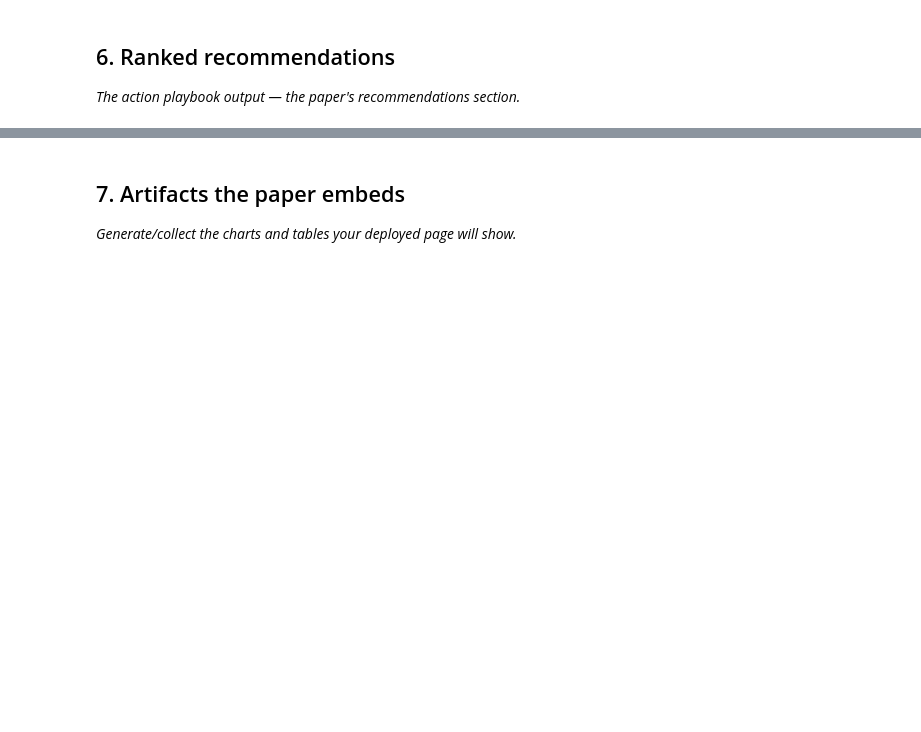
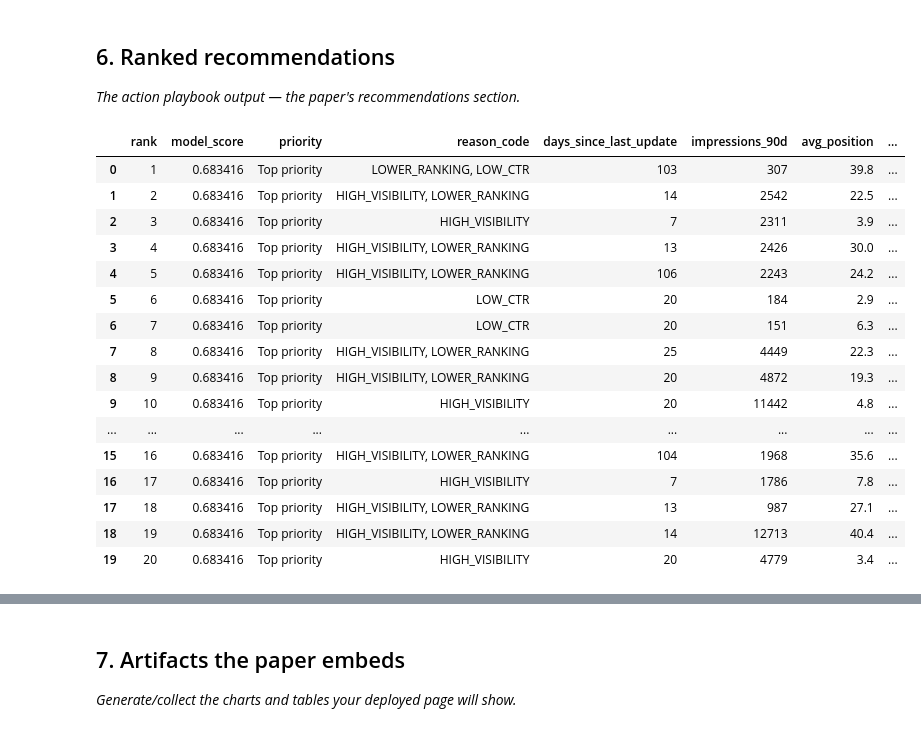
Before and after one commit to SriKeerthi16-b/Machine-Learning, a Jupyter notebook: work/notebooks/capstone.ipynb, the cells around one changed output, grey strips where cells are left out. Saved outputs shown, nothing was run; the diff lists cells and outputs as text; code cells hidden in the pictures; blank space fills up the shorter version.

```diff
--- a/work/notebooks/capstone.ipynb
+++ b/work/notebooks/capstone.ipynb
@@ -30,3 +351,96 @@ This skeleton is yours to fill. Work the sections **in order** — each one has
 ## 6. Ranked recommendations
 
 *The action playbook output — the paper's recommendations section.*
+# %%
+# Build ranked recommendation queue
+
+queue = model_df.loc[X_test.index].copy()
+
+queue["model_score"] = test_scores
+
+
+def make_reason(row):
+    reasons = []
+
+    if row["days_since_last_update"] >= 180:
+        reasons.append("STALE_CONTENT")
+
+    if row["impressions_90d"] >= 500:
+        reasons.append("HIGH_VISIBILITY")
+
+    if row["avg_position"] >= 10:
+        reasons.append("LOWER_RANKING")
+
+    if row["ctr"] < 0.03:
+        reasons.append("LOW_CTR")
+
+    if row["word_count"] < 500:
+        reasons.append("SHORT_CONTENT")
+
+    if not reasons:
+        reasons.append("MODEL_SIGNAL")
+
+    return ", ".join(reasons[:3])
+
+
+queue["reason_code"] = queue.apply(
+    make_reason,
+    axis=1
+)
+
+queue = queue.sort_values(
+    "model_score",
+    ascending=False
+).reset_index(drop=True)
+
+queue["rank"] = np.arange(1, len(queue) + 1)
+
+queue["priority"] = pd.cut(
+    queue["rank"],
+    bins=[
+        0,
+        50,
+        max(100, min(len(queue), 500)),
+        len(queue)
+    ],
+    labels=[
+        "Top priority",
+        "High priority",
+        "Review later"
+    ],
+    include_lowest=True
+)
+
+display(
+    queue[
+        [
+            "rank",
+            "model_score",
+            "priority",
+            "reason_code",
+            "days_since_last_update",
+            "impressions_90d",
+            "avg_position",
+            "ctr",
+            "word_count"
+        ]
+    ].head(20)
+)
+# %% [output]
+|  | rank | model_score | priority | reason_code | days_since_last_update | impressions_90d | avg_position | ... |
+| 0 | 1 | 0.683416 | Top priority | LOWER_RANKING, LOW_CTR | 103 | 307 | 39.8 | ... |
+| 1 | 2 | 0.683416 | Top priority | HIGH_VISIBILITY, LOWER_RANKING | 14 | 2542 | 22.5 | ... |
+| 2 | 3 | 0.683416 | Top priority | HIGH_VISIBILITY | 7 | 2311 | 3.9 | ... |
+| 3 | 4 | 0.683416 | Top priority | HIGH_VISIBILITY, LOWER_RANKING | 13 | 2426 | 30.0 | ... |
+| 4 | 5 | 0.683416 | Top priority | HIGH_VISIBILITY, LOWER_RANKING | 106 | 2243 | 24.2 | ... |
+| 5 | 6 | 0.683416 | Top priority | LOW_CTR | 20 | 184 | 2.9 | ... |
+| 6 | 7 | 0.683416 | Top priority | LOW_CTR | 20 | 151 | 6.3 | ... |
+| 7 | 8 | 0.683416 | Top priority | HIGH_VISIBILITY, LOWER_RANKING | 25 | 4449 | 22.3 | ... |
+| 8 | 9 | 0.683416 | Top priority | HIGH_VISIBILITY, LOWER_RANKING | 20 | 4872 | 19.3 | ... |
+| 9 | 10 | 0.683416 | Top priority | HIGH_VISIBILITY | 20 | 11442 | 4.8 | ... |
+| ... | ... | ... | ... | ... | ... | ... | ... | ... |
+| 15 | 16 | 0.683416 | Top priority | HIGH_VISIBILITY, LOWER_RANKING | 104 | 1968 | 35.6 | ... |
+| 16 | 17 | 0.683416 | Top priority | HIGH_VISIBILITY | 7 | 1786 | 7.8 | ... |
+| 17 | 18 | 0.683416 | Top priority | HIGH_VISIBILITY, LOWER_RANKING | 13 | 987 | 27.1 | ... |
+| 18 | 19 | 0.683416 | Top priority | HIGH_VISIBILITY, LOWER_RANKING | 14 | 12713 | 40.4 | ... |
+| 19 | 20 | 0.683416 | Top priority | HIGH_VISIBILITY | 20 | 4779 | 3.4 | ... |
```
Also changed, not shown: parts of 14 cells of this notebook.
